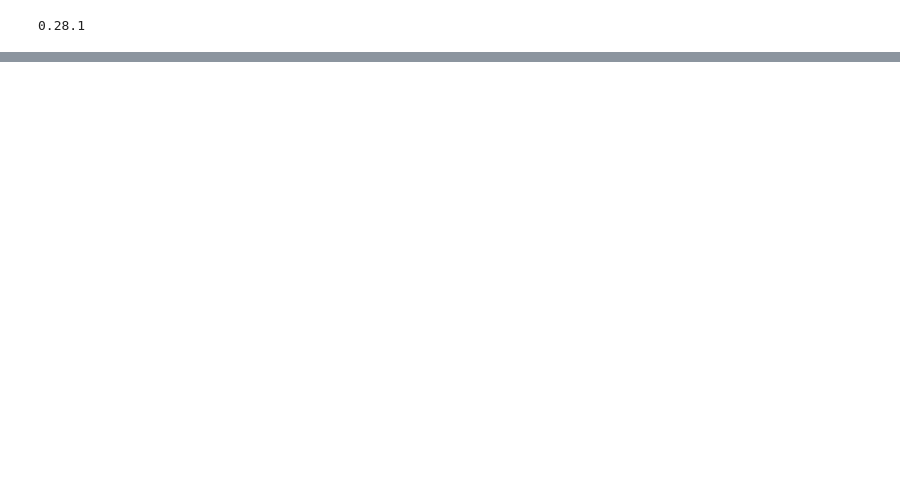
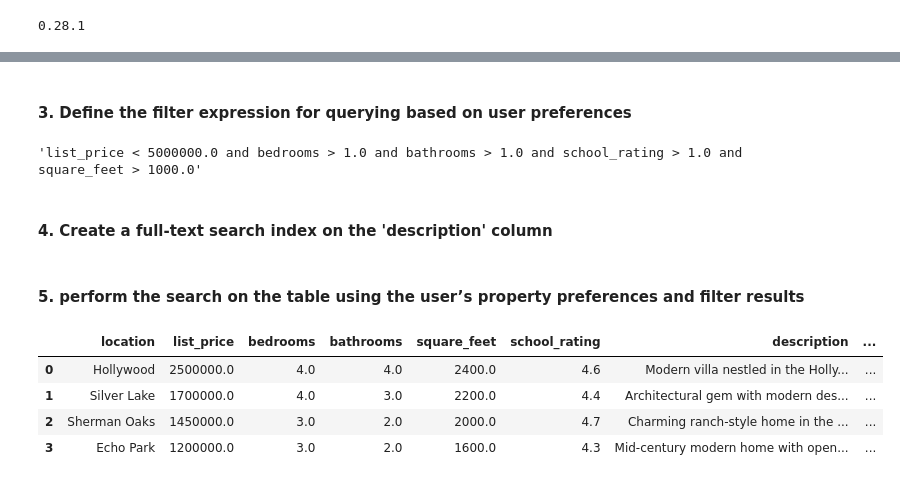
Before and after one commit to ajeet214/GenAI-HomeMatch, a Jupyter notebook: HomeMatch.ipynb, the cells around one changed output, grey strips where cells are left out. Saved outputs shown, nothing was run; the diff lists cells and outputs as text; code cells hidden in the pictures; blank space fills up the shorter version.

```diff
--- a/HomeMatch.ipynb
+++ b/HomeMatch.ipynb
@@ -272,0 +119,12 @@ print(table.to_pandas().head())
+# %%
+# Convert the listings to markdown format
+md_text = markdown(real_estate_listings)
+
+# Extract text content from the markdown using BeautifulSoup
+real_estate_listings_text = ''.join(BeautifulSoup(md_text, 'html.parser').findAll(string=True))
+
+# Clean up the JSON string for storage
+real_estate_listings_json = real_estate_listings_text.replace('json\n', '')
+
+# Output the JSON string
+print(real_estate_listings_json)
@@ -272,0 +151,3 @@ print(table.to_pandas().head())
+# %%
+with open(db_file, "w") as f:
+    f.write(real_estate_listings_json)
@@ -300,0 +282,13 @@ form
+# %%
+max_price = form_items[0].children[1].value
+bedrooms = form_items[1].children[1].value
+bathrooms = form_items[2].children[1].value
+school_rating = form_items[3].children[1].value
+square_feet = form_items[4].children[1].value
+preferences = form_items[5].children[1].value
+print(max_price)
+print(bedrooms)
+print(bathrooms)
+print(school_rating)
+print(square_feet)
+print(preferences)
@@ -300,0 +335,9 @@ form
+# %% [markdown]
+#### 3. Define the filter expression for querying based on user preferences
+# %%
+filter_expr = f"list_price < {max_price} and bedrooms > {bedrooms} and bathrooms > {bathrooms} and school_rating > {school_rating} and square_feet > {square_feet}"
+filter_expr
+# %% [output]
+'list_price < 5000000.0 and bedrooms > 1.0 and bathrooms > 1.0 and school_rating > 1.0 and square_feet > 1000.0'
+# %% [markdown]
+#### 4. Create a full-text search index on the 'description' column
@@ -300,0 +346,13 @@ form
+# %% [markdown]
+#### 5. perform the search on the table using the user’s property preferences and filter results
+# %%
+filtered_df = table.search(query=preferences, vector_column_name="description_vector", fts_columns=["description"]).where(filter_expr, prefilter=True).limit(5).to_pandas()
+
+# Display the first few rows of the filtered DataFrame
+filtered_df.head()
+# %% [output]
+|  | location | list_price | bedrooms | bathrooms | square_feet | school_rating | description | ... |
+| 0 | Hollywood | 2500000.0 | 4.0 | 4.0 | 2400.0 | 4.6 | Modern villa nestled in the Holly... | ... |
+| 1 | Silver Lake | 1700000.0 | 4.0 | 3.0 | 2200.0 | 4.4 | Architectural gem with modern des... | ... |
+| 2 | Sherman Oaks | 1450000.0 | 3.0 | 2.0 | 2000.0 | 4.7 | Charming ranch-style home in the ... | ... |
+| 3 | Echo Park | 1200000.0 | 3.0 | 2.0 | 1600.0 | 4.3 | Mid-century modern home with open... | ... |
```
Also changed, not shown: parts of 47 cells of this notebook.
